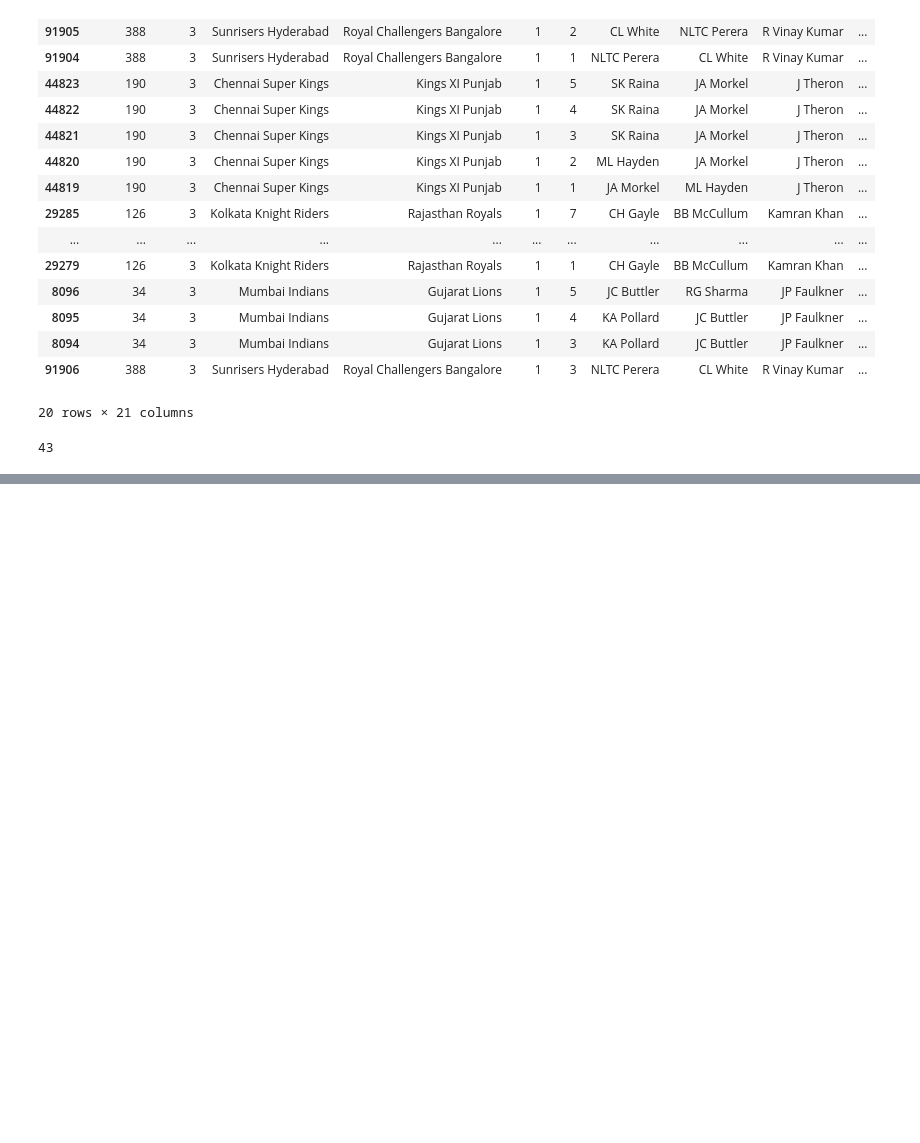
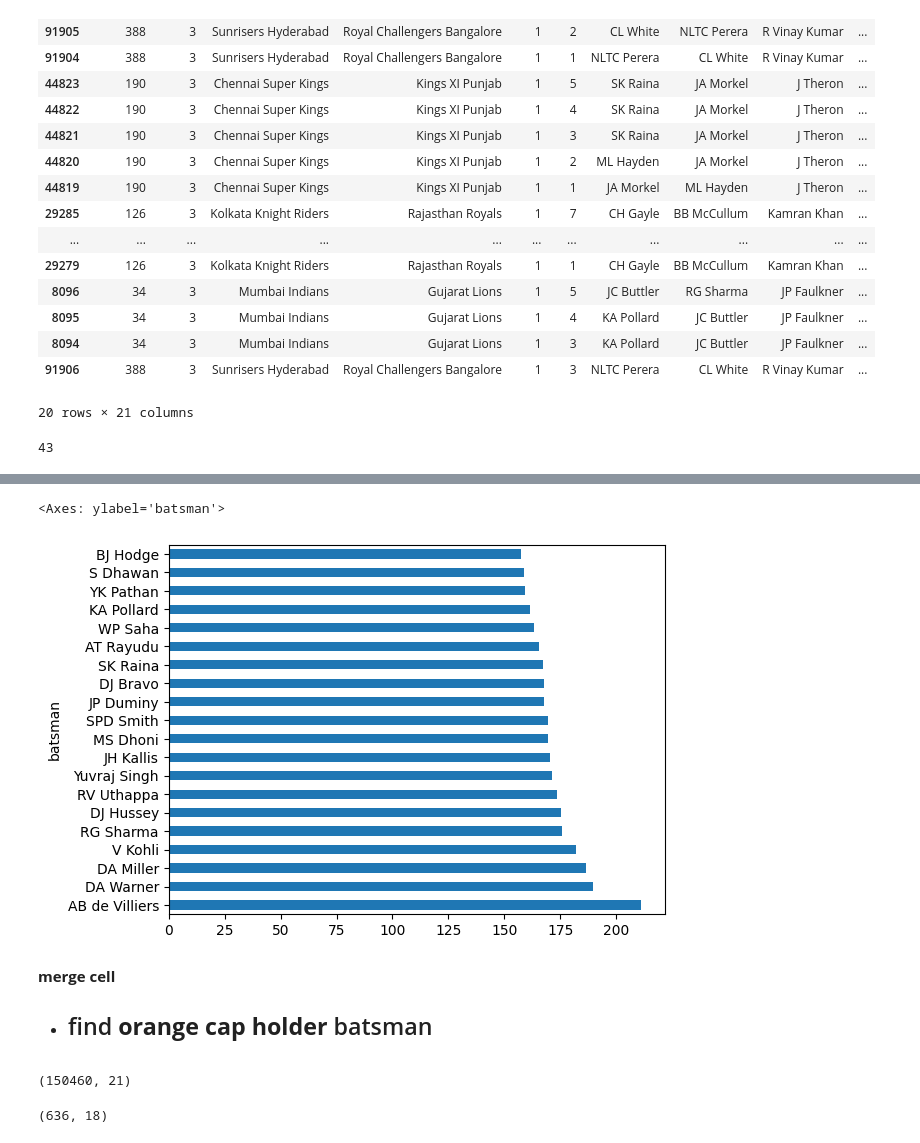
Before and after one commit to krish1440/ipl_analysis, a Jupyter notebook: ipl.ipynb, the cells around one changed output, grey strips where cells are left out. Drawn from its saved outputs; the diff is of its cells as text; code cells hidden in the pictures; blank space fills up the shorter version.

```diff
--- a/ipl.ipynb
+++ b/ipl.ipynb
@@ -254,0 +280,9 @@ tied.shape[0]   ## thre are how many tied match
+# %%
+x = deth_bat > 200  ## boolian indexcies
+# %%
+bat200_list=deth_bat[x].index.tolist()  ## find the batsman which play 200 or > 200 ball
+# %%
+# runs scored by all these batsmans
+# ball played by these 43 batsmans
+mask = deth_over['batsman'].isin(bat200_list)
+play200=deth_over [mask]
@@ -254,0 +305,5 @@ tied.shape[0]   ## thre are how many tied match
+# %%
+runs_deth = play200.groupby('batsman')['batsman_runs'].sum()
+ball_deth = play200.groupby('batsman')['batsman_runs'].count()
+
+strike_rate = (runs_deth / ball_deth) *100
@@ -254,0 +325,8 @@ tied.shape[0]   ## thre are how many tied match
+# %%
+strike_rate.sort_values(ascending=False).head(20).plot(kind='barh')
+# %% [output]
+<Axes: ylabel='batsman'>
+[figure, added]
+# %% [markdown]
+**merge cell**
+* ## find **orange cap holder** batsman
@@ -254,0 +335,8 @@ tied.shape[0]   ## thre are how many tied match
+# %%
+ipl.shape
+# %% [output]
+(150460, 21)
+# %%
+match.shape
+# %% [output]
+(636, 18)
```
Also changed, not shown: parts of 21 cells of this notebook, 1 other file.
